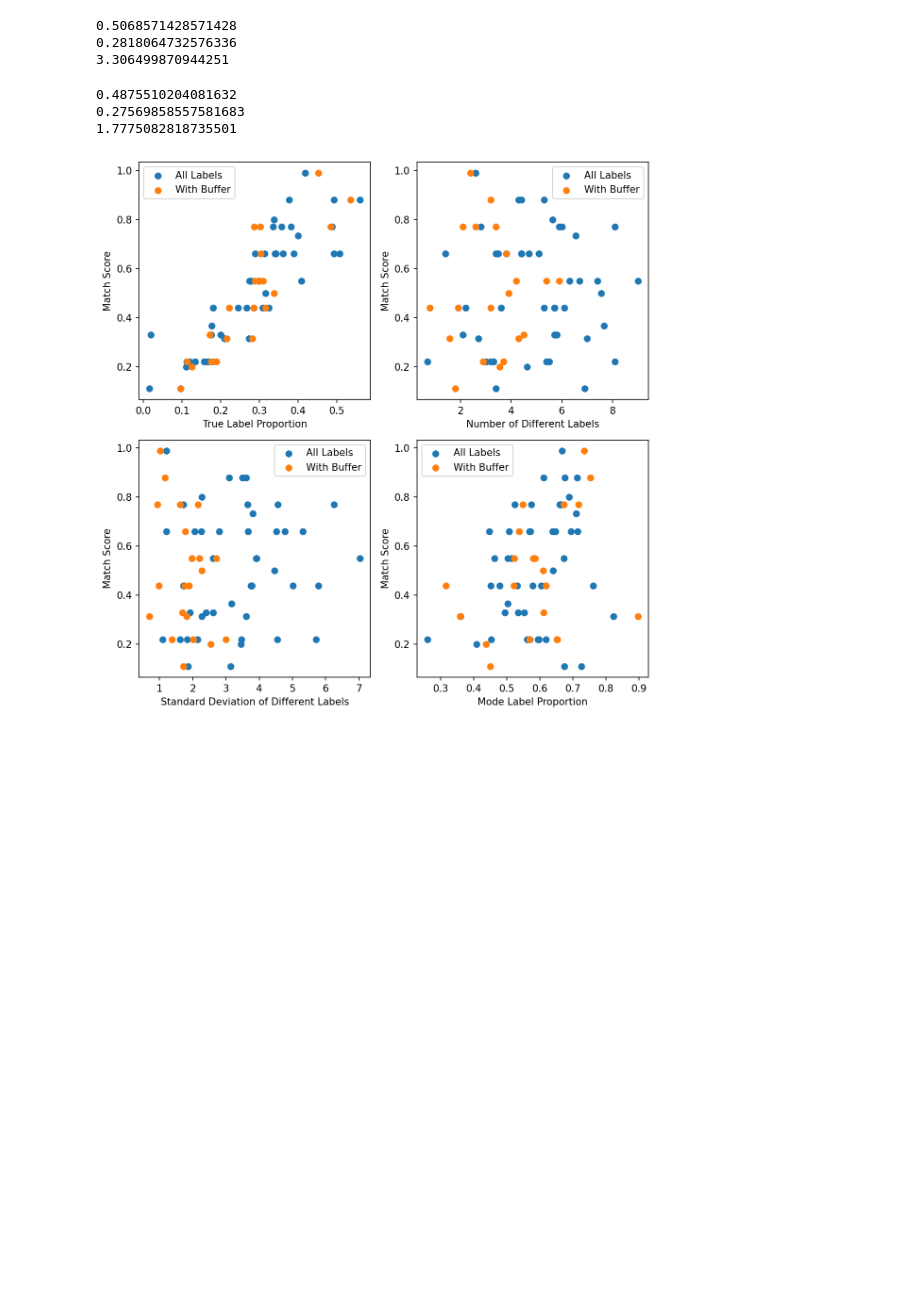
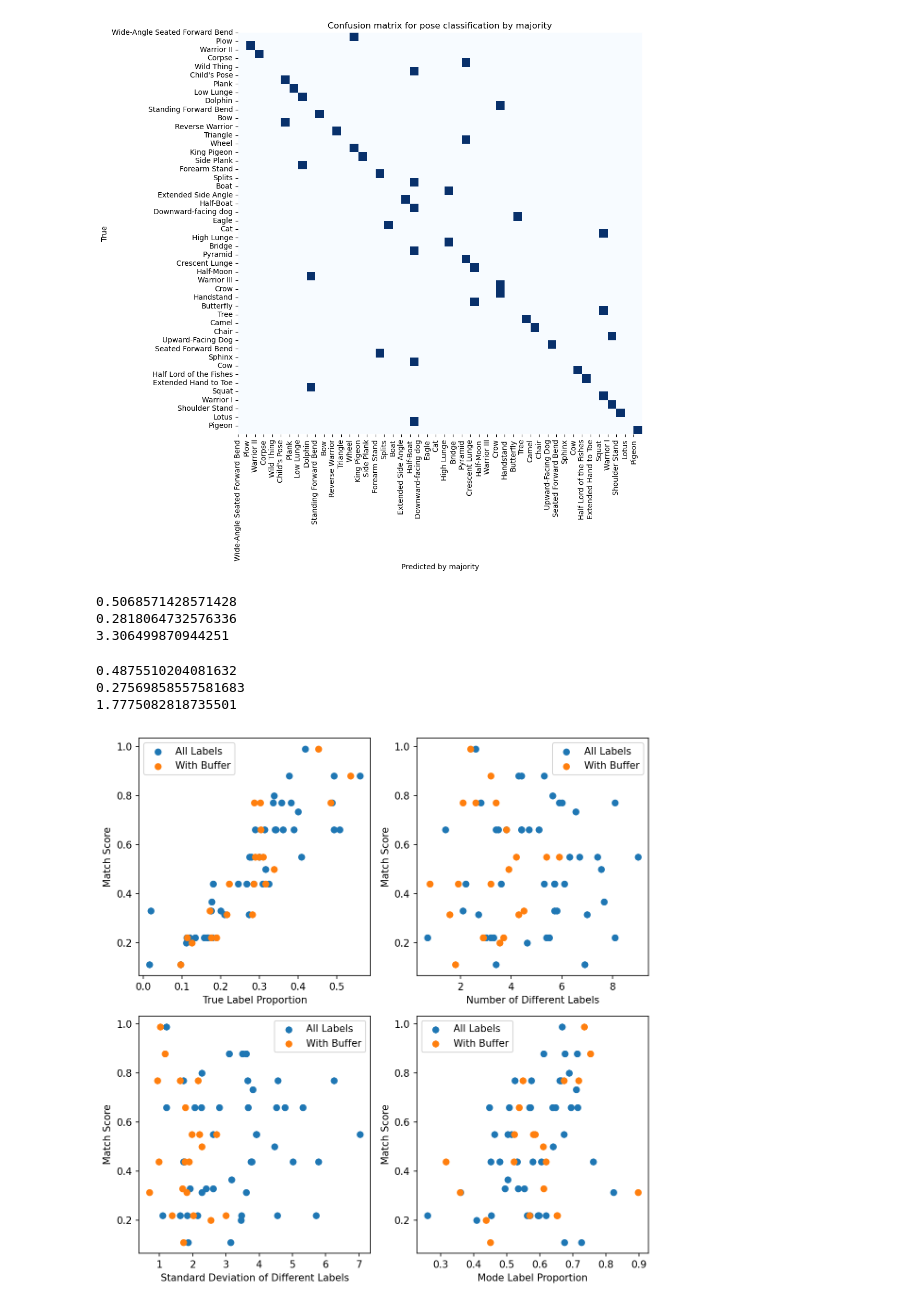
Before and after one commit to alejandradu/COS429_final_project, a Jupyter notebook: testing/parse_videos.ipynb, the cells around one changed output. Drawn from its saved outputs; the diff is of its cells as text; code cells hidden in the pictures; blank space fills up the shorter version.

```diff
--- a/testing/parse_videos.ipynb
+++ b/testing/parse_videos.ipynb
@@ -290,3 +300,25 @@ import matplotlib.pyplot as plt
+# %%
+# plot a confusion matrix based on the pose and mode column labels
+# FOR DELAY
+
+# matrix with len(df) x len(df), with ones on the value of the mode for each pose
+confusion_matrix = np.zeros((len(df_delay), len(df_delay)))
+for i in range(len(df_delay)):
+    for j in range(len(df_delay)):
+        if df_delay['mode'][i] == df_delay['pose'][j]:
+            confusion_matrix[i,j] = 1
+
+plt.figure(figsize=(10,10))
+sns.heatmap(confusion_matrix, annot=False, cmap='Blues', cbar=False)
+plt.xlabel('Predicted by majority')
+plt.ylabel('True')
+# put the english names on the x and y ticks
+plt.xticks(ticks=np.arange(len(df_all)), labels=df_all['pose'], rotation=90)
+plt.yticks(ticks=np.arange(len(df_all)), labels=df_all['pose'], rotation=0)
+plt.title('Confusion matrix for pose classification by majority')
+plt.show()
+# %% [output]
+[figure, added]
 # %%
 # drop false counts
 df_all = df_all[df_all['match_score'] != 0.0]
```
Also changed, not shown: parts of 4 cells of this notebook, 3 other files.
